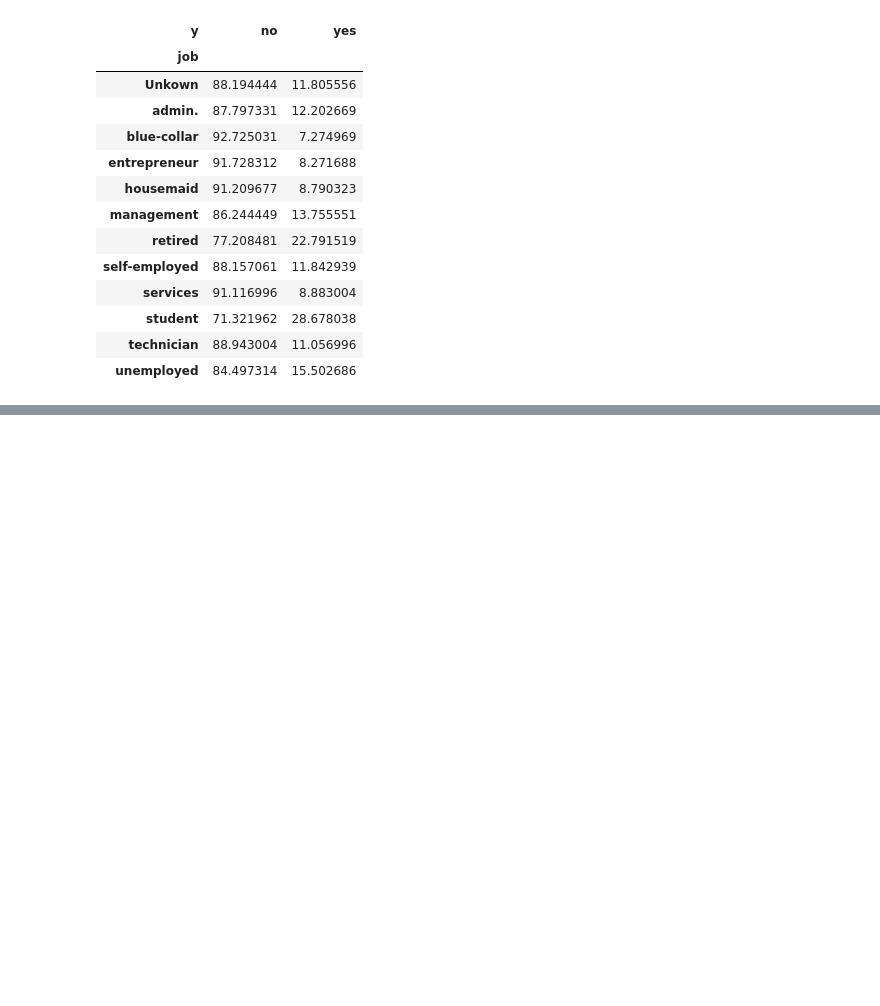
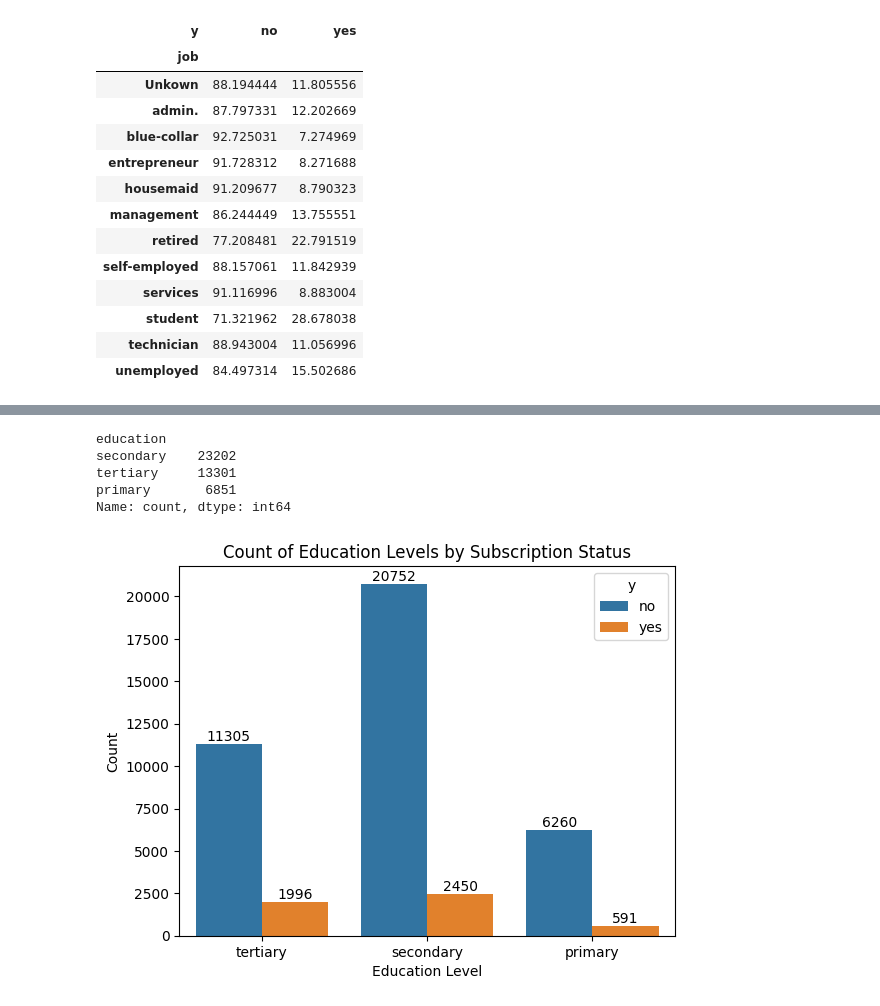
Before and after one commit to DenizBerkDemirag/bank-marketing, a Jupyter notebook: eda_analysis.ipynb, the cells around one changed output, grey strips where cells are left out. Saved outputs shown, nothing was run; the diff lists cells and outputs as text; code cells hidden in the pictures; blank space fills up the shorter version.

```diff
--- a/eda_analysis.ipynb
+++ b/eda_analysis.ipynb
@@ -194,0 +204,18 @@ pd.crosstab(df['job'], df['y'],  normalize='index') * 100
+# %%
+df['education'].value_counts()
+# %% [output]
+education
+secondary    23202
+tertiary     13301
+primary       6851
+Name: count, dtype: int64
+# %%
+ax = sns.countplot(data=df, x='education', hue='y')
+for containers in ax.containers:
+    ax.bar_label(containers)
+plt.title('Count of Education Levels by Subscription Status')
+plt.xlabel('Education Level')
+plt.ylabel('Count')
+plt.show()
+# %% [output]
+[figure, added]
```
Also changed, not shown: parts of 5 cells of this notebook.
